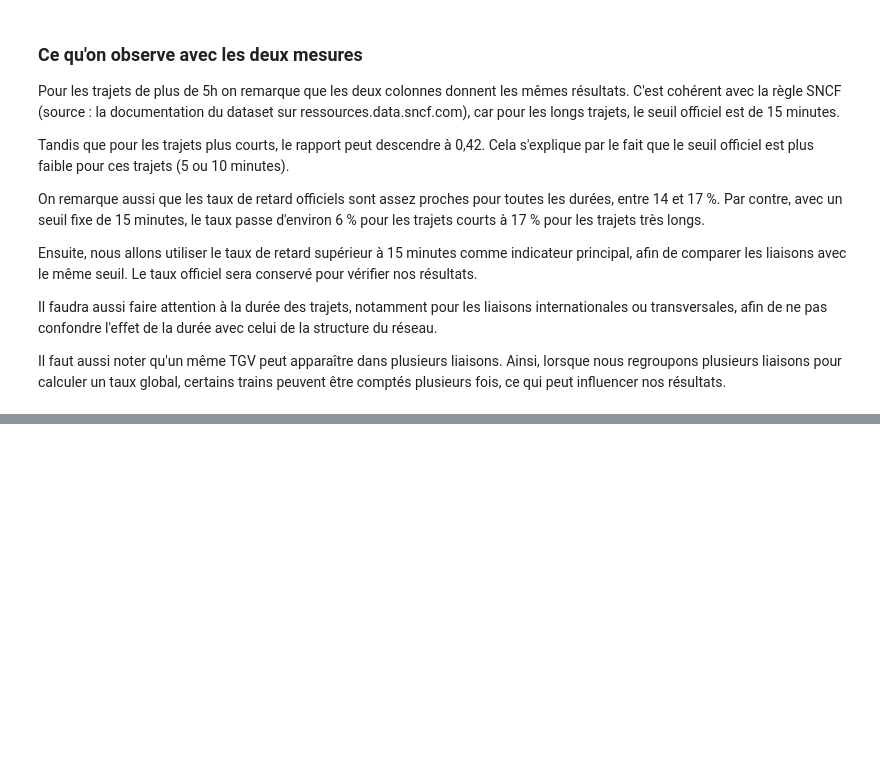
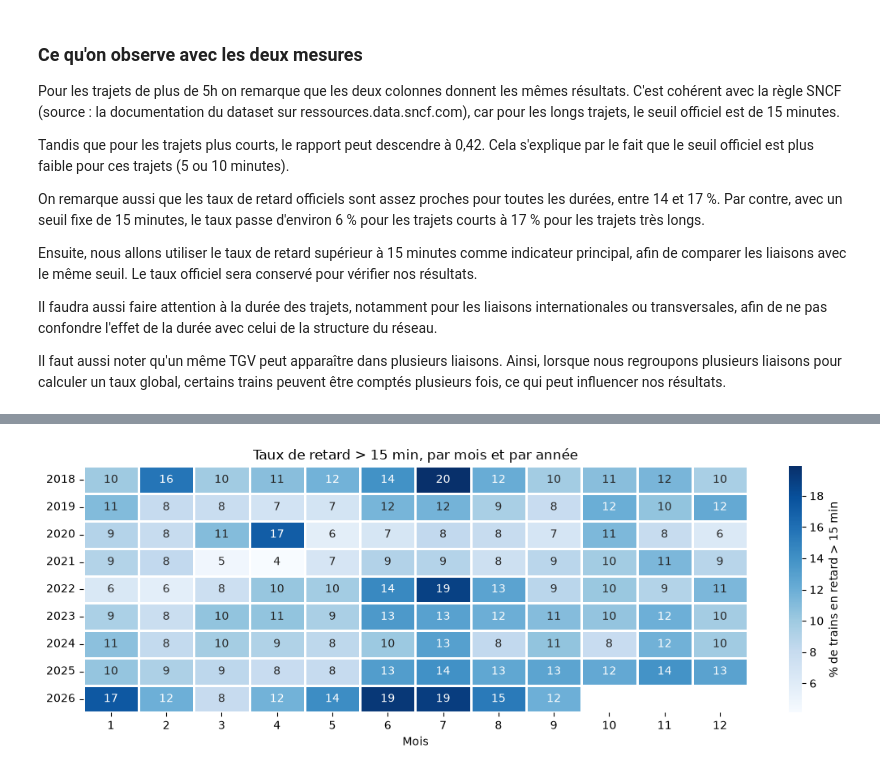
Before and after one commit to husseindakroube/IADATA701-PROJET, a Jupyter notebook: notebooks/02_eda_analyse.ipynb, the cells around one changed output, grey strips where cells are left out. Saved outputs shown, nothing was run; the diff lists cells and outputs as text; code cells hidden in the pictures; blank space fills up the shorter version.

```diff
--- a/notebooks/02_eda_analyse.ipynb
+++ b/notebooks/02_eda_analyse.ipynb
@@ -288,0 +370,31 @@ Il faut aussi noter qu'un même TGV peut apparaître dans plusieurs liaisons. Ai
+# %%
+
+import seaborn as sns
+
+# On récupère l'année et le mois de chaque date
+par_mois["annee"] = par_mois.index.year
+par_mois["mois"] = par_mois.index.month
+
+# On organise les taux de retard par année et par mois
+grille = par_mois.pivot(index="annee", columns="mois", values="taux_15")
+
+# On crée une carte de chaleur pour visualiser les différences
+fig, ax = plt.subplots(figsize=(11, 4))
+sns.heatmap(
+    grille,
+    cmap="Blues",
+    annot=True,
+    fmt=".0f",
+    linewidths=2,
+    linecolor="white",
+    cbar_kws={"label": "% de trains en retard > 15 min"},
+    ax=ax,
+)
+
+ax.set_xlabel("Mois")
+ax.set_ylabel("")
+ax.set_title("Taux de retard > 15 min, par mois et par année")
+plt.tight_layout()
+plt.show()
+# %% [output]
+[figure, added]
```
Also changed, not shown: parts of 18 cells of this notebook.
